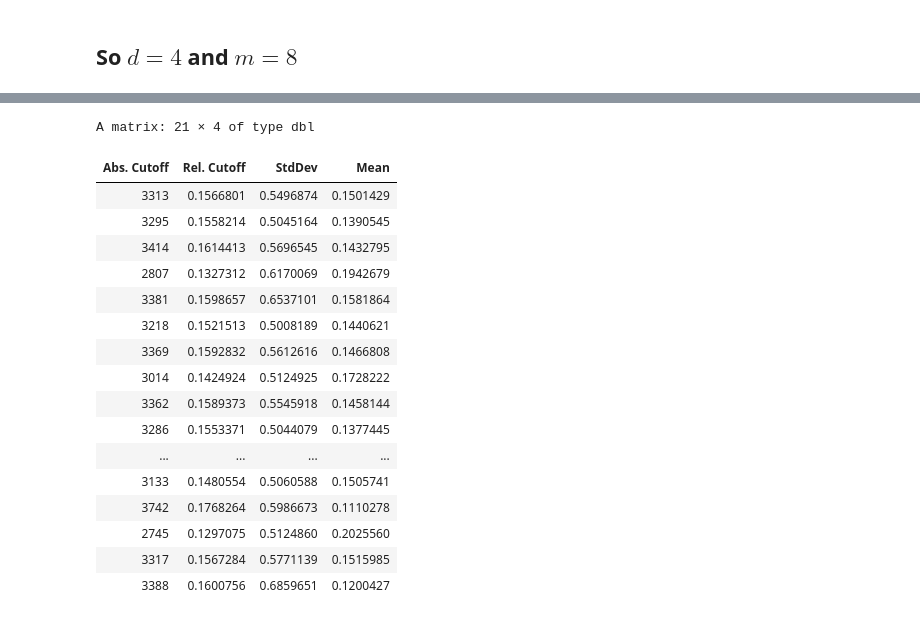
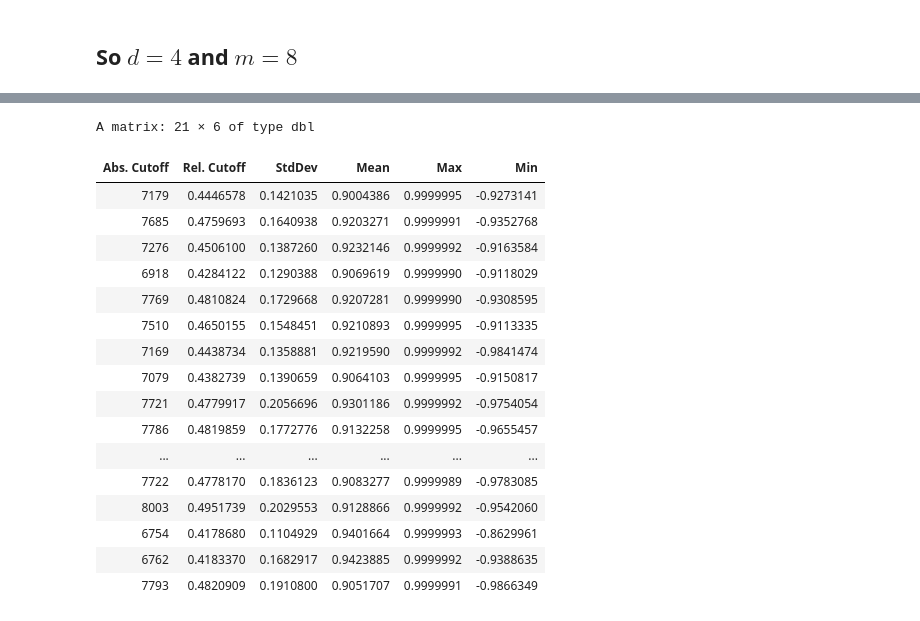
Before and after one commit to Fernando1729/datasci_proj, a Jupyter notebook: analysis_of_dwnn.ipynb, the cells around one changed output, grey strips where cells are left out. Drawn from its saved outputs; the diff is of its cells as text; code cells hidden in the pictures.

```diff
--- a/analysis_of_dwnn.ipynb
+++ b/analysis_of_dwnn.ipynb
@@ -309,12 +325,10 @@ for(i in begin:nrow(emb)){
     query = emb[i,1:(ncol(emb)-1)]
     diff = query - emb[1:(i-1),1:(ncol(emb)-1)]
     cos = cosine2(diff)
-    s = sd(cos)
-    m = mean(cos)
 #   message(paste(paste("sd = ", s, "    mean = ", m)))
-    df = rbind(df, c(s, m))
+    df = rbind(df, c(sd(cos), mean(cos), max(cos), min(cos)))
 }
 
-colnames(df) = c("StdDev", "Mean")
+colnames(df) = c("StdDev", "Mean", "Max", "Min")
 df
 # %% [output]
@@ -384,12 +398,10 @@ for(i in begin:nrow(emb)){
     } else {
         cos = NA
     }
-    s = sd(cos)
-    m = mean(cos)
     #message(paste(paste("cutoff = ", id / (i-1), "    sd = ", s, "    mean = ", m)))
-    df = rbind(df, c(id, id / (i-1), s, m))
+    df = rbind(df, c(id, id / (i-1), sd(cos), mean(cos), max(cos), min(cos)))
 }
 
-colnames(df) = c("Abs. Cutoff", "Rel. Cutoff", "StdDev", "Mean")
+colnames(df) = c("Abs. Cutoff", "Rel. Cutoff", "StdDev", "Mean", "Max", "Min")
 df
 # %% [output]
@@ -460,14 +479,12 @@ for(sigma in seq(0.5, 5, by=0.25)){
         } else {
             cos = NA
         }
-        s = sd(cos)
-        m = mean(cos)
         #message(paste(paste("cutoff = ", id / (i-1), "    sd = ", s, "    mean = ", m)))
-        df = rbind(df, c(id, id / (i-1), s, m))
+        df = rbind(df, c(id, id / (i-1), sd(cos), mean(cos), max(cos), min(cos)))
     }
 
-    colnames(df) = c("Abs. Cutoff", "Rel. Cutoff", "StdDev", "Mean")
-    sigmaDf = rbind(sigmaDf, c(sigma, mean(df[,"Mean"])))
+    colnames(df) = c("Abs. Cutoff", "Rel. Cutoff", "StdDev", "Mean", "Max", "Min")
+    sigmaDf = rbind(sigmaDf, c(sigma, mean(df[,"Mean"]), mean(df[,"Min"])))
 }
 
 sigmaDf
@@ -577,14 +599,12 @@ for(sigma in seq(0.5, 4, by=0.25)){
         } else {
             cos = NA
         }
-        s = sd(cos)
-        m = mean(cos)
         #message(paste(paste("cutoff = ", id / (i-1), "    sd = ", s, "    mean = ", m)))
-        df = rbind(df, c(id, id / (i-1), s, m))
+        df = rbind(df, c(id, id / (i-1), sd(cos), mean(cos), max(cos), min(cos)))
     }
 
-    colnames(df) = c("Abs. Cutoff", "Rel. Cutoff", "StdDev", "Mean")
-    sigmaDf = rbind(sigmaDf, c(sigma, mean(df[,"Abs. Cutoff"]), mean(df[,"Mean"])))
+    colnames(df) = c("Abs. Cutoff", "Rel. Cutoff", "StdDev", "Mean", "Max", "Min")
+    sigmaDf = rbind(sigmaDf, c(sigma, mean(df[,"Abs. Cutoff"]), mean(df[,"Mean"]), mean(df[,"Min"])))
 }
 
 sigmaDf
@@ -625,6 +645,8 @@ A matrix: 15 × 3 of type dbl
 df = NULL
 
 emb = embedd(oil, d=4, m=8)
+print(nrow(emb))
+emb = emb[1:(nrow(emb)-5000),]
 begin = nrow(emb) - 20
 sigma = 2.5
 
@@ -663,9 +685,9 @@ for(i in begin:nrow(emb)){
     s = sd(cos)
     m = mean(cos)
     #message(paste(paste("cutoff = ", id / (i-1), "    sd = ", s, "    mean = ", m)))
-    df = rbind(df, c(id, id / (i-1), s, m))
+    df = rbind(df, c(id, id / (i-1), sd(cos), mean(cos), max(cos), min(cos)))
 }
 
-colnames(df) = c("Abs. Cutoff", "Rel. Cutoff", "StdDev", "Mean")
+colnames(df) = c("Abs. Cutoff", "Rel. Cutoff", "StdDev", "Mean", "Max", "Min")
 df
 # %% [output]
@@ -689,21 +711,21 @@ df
-A matrix: 21 × 4 of type dbl
+A matrix: 21 × 6 of type dbl
-| Abs. Cutoff | Rel. Cutoff | StdDev | Mean |
-| 3313 | 0.1566801 | 0.5496874 | 0.1501429 |
-| 3295 | 0.1558214 | 0.5045164 | 0.1390545 |
-| 3414 | 0.1614413 | 0.5696545 | 0.1432795 |
-| 2807 | 0.1327312 | 0.6170069 | 0.1942679 |
-| 3381 | 0.1598657 | 0.6537101 | 0.1581864 |
-| 3218 | 0.1521513 | 0.5008189 | 0.1440621 |
-| 3369 | 0.1592832 | 0.5612616 | 0.1466808 |
-| 3014 | 0.1424924 | 0.5124925 | 0.1728222 |
-| 3362 | 0.1589373 | 0.5545918 | 0.1458144 |
-| 3286 | 0.1553371 | 0.5044079 | 0.1377445 |
-| ... | ... | ... | ... |
-| 3133 | 0.1480554 | 0.5060588 | 0.1505741 |
-| 3742 | 0.1768264 | 0.5986673 | 0.1110278 |
-| 2745 | 0.1297075 | 0.5124860 | 0.2025560 |
-| 3317 | 0.1567284 | 0.5771139 | 0.1515985 |
-| 3388 | 0.1600756 | 0.6859651 | 0.1200427 |
+| Abs. Cutoff | Rel. Cutoff | StdDev | Mean | Max | Min |
+| 7179 | 0.4446578 | 0.1421035 | 0.9004386 | 0.9999995 | -0.9273141 |
+| 7685 | 0.4759693 | 0.1640938 | 0.9203271 | 0.9999991 | -0.9352768 |
+| 7276 | 0.4506100 | 0.1387260 | 0.9232146 | 0.9999992 | -0.9163584 |
+| 6918 | 0.4284122 | 0.1290388 | 0.9069619 | 0.9999990 | -0.9118029 |
+| 7769 | 0.4810824 | 0.1729668 | 0.9207281 | 0.9999990 | -0.9308595 |
+| 7510 | 0.4650155 | 0.1548451 | 0.9210893 | 0.9999995 | -0.9113335 |
+| 7169 | 0.4438734 | 0.1358881 | 0.9219590 | 0.9999992 | -0.9841474 |
+| 7079 | 0.4382739 | 0.1390659 | 0.9064103 | 0.9999995 | -0.9150817 |
+| 7721 | 0.4779917 | 0.2056696 | 0.9301186 | 0.9999992 | -0.9754054 |
+| 7786 | 0.4819859 | 0.1772776 | 0.9132258 | 0.9999995 | -0.9655457 |
+| ... | ... | ... | ... | ... | ... |
+| 7722 | 0.4778170 | 0.1836123 | 0.9083277 | 0.9999989 | -0.9783085 |
+| 8003 | 0.4951739 | 0.2029553 | 0.9128866 | 0.9999992 | -0.9542060 |
+| 6754 | 0.4178680 | 0.1104929 | 0.9401664 | 0.9999993 | -0.8629961 |
+| 6762 | 0.4183370 | 0.1682917 | 0.9423885 | 0.9999992 | -0.9388635 |
+| 7793 | 0.4820909 | 0.1910800 | 0.9051707 | 0.9999991 | -0.9866349 |
 # %%
 df = NULL
 
```
Also changed, not shown: parts of 13 cells of this notebook.
